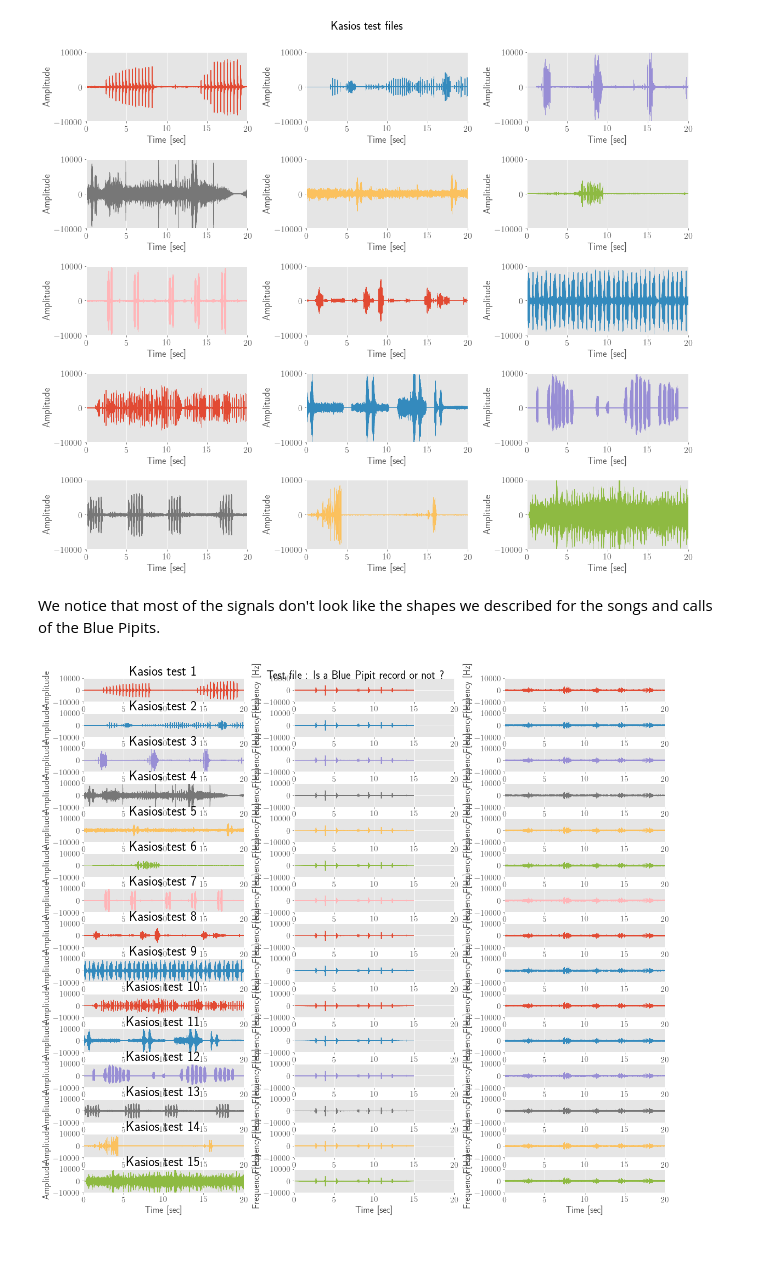
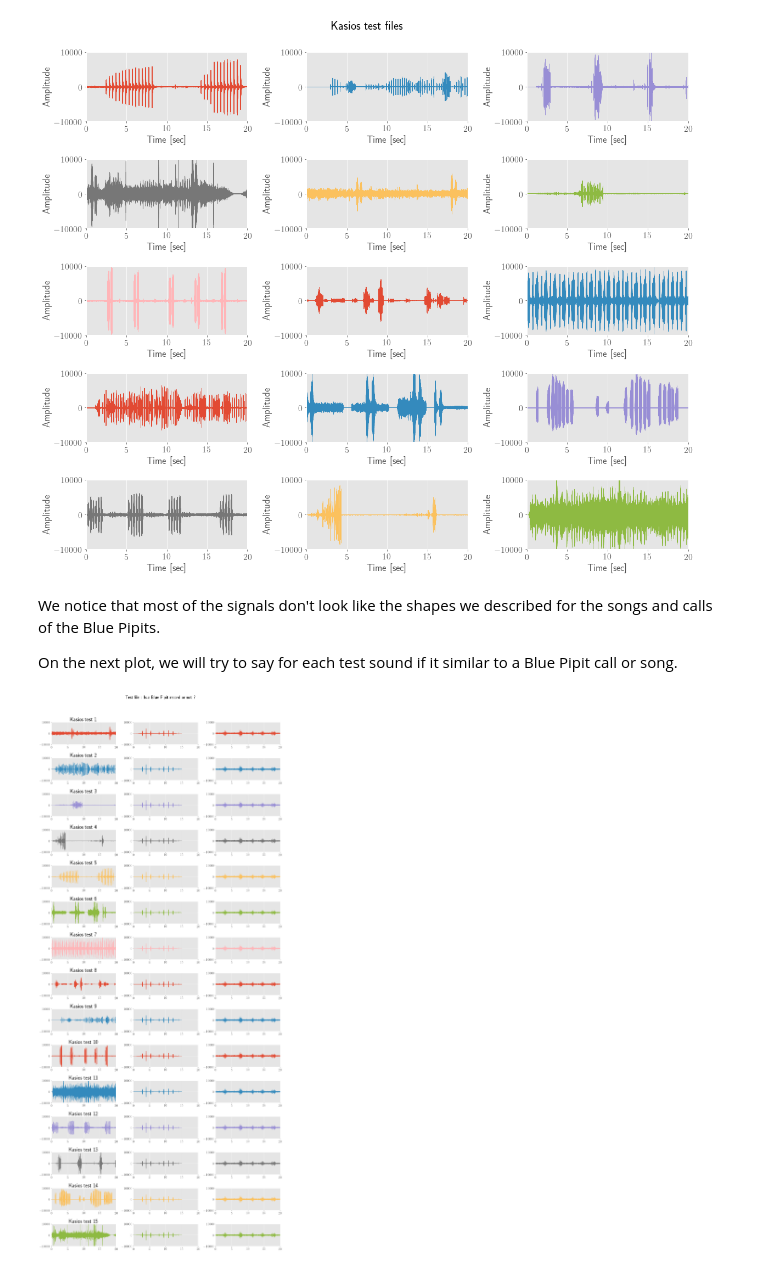
Before and after one commit to guillaumefrd/vast-challenge-2018-mc1, a Jupyter notebook: birds_sound_visualizations.ipynb, the cells around one changed output. Cells and saved outputs as stored; diff of their text form; code cells hidden in the pictures.

Commit message:
resolve plot bug

```diff
--- a/birds_sound_visualizations.ipynb
+++ b/birds_sound_visualizations.ipynb
@@ -243,50 +243,46 @@ fig.tight_layout(rect=[0, 0.03, 1, 0.95])
 [figure]
 # %% [markdown]
 We notice that most of the signals don't look like the shapes we described for the songs and calls of the Blue Pipits.
+
+On the next plot, we will try to say for each test sound if it similar to a Blue Pipit call or song.
 # %%
 folder_path = 'test_birds_kasios_wav'
-files = os.listdir(folder_path)
 
-fig = plt.figure(figsize=(17,15))
+fig = plt.figure(figsize=(17,40))
 fig.suptitle('Test file : Is a Blue Pipit record or not ?')
 
 f = os.path.join("all_birds_wav", '{}.wav'.format(401719))
 rate_calls, data_calls = wavfile.read(f)
 f = os.path.join("all_birds_wav", '{}.wav'.format(364567))
 rate_songs, data_songs = wavfile.read(f)
 
-for i, file in enumerate(files):
+for i in range(15):
     # read wav file
+    file = '{}.wav'.format(i+1)
     f = os.path.join(folder_path, '{}'.format(file))
     rate, data = wavfile.read(f)
 
     # visualize the signals
     ax = fig.add_subplot(15, 3, 3*i+1)
     times = np.arange(len(data))/float(rate)
     title = 'Kasios test {}'.format(i+1)
     ax.fill_between(times, data, color="C{}".format(i%9))
     ax.set_title(title)
-    ax.set_xlabel('Time [sec]')
-    ax.set_ylabel('Amplitude')
     ax.set_xlim(0, 20)
     ax.set_ylim(-10000, 10000)
 
     bx = fig.add_subplot(15, 3, 3*i+2)
     times = np.arange(len(data_calls))/float(rate_calls)
     bx.fill_between(times, data_calls, color="C{}".format(i%9))
-    bx.set_xlabel('Time [sec]')
-    bx.set_ylabel('Frequency [Hz]')
     bx.set_xlim(0, 20)
     bx.set_ylim(-10000, 10000)
 
     cx = fig.add_subplot(15, 3, 3*i+3)
     times = np.arange(len(data_songs))/float(rate_songs)
     cx.fill_between(times, data_songs, color="C{}".format(i%9))
-    cx.set_xlabel('Time [sec]')
-    cx.set_ylabel('Frequency [Hz]')
     cx.set_xlim(0, 20)
     cx.set_ylim(-10000, 10000)
-plt.tight_layout(pad=0.4, w_pad=0.5, h_pad=2.0)
-#fig.tight_layout(rect=[0.5, 0, 1, 1])
+
+fig.tight_layout(rect=[0, 0.03, 1, 0.95])
 # %% [output]
-[figure, old version]
+[figure, new version]
```
Also changed, not shown: parts of 2 cells of this notebook, 2 other files.
